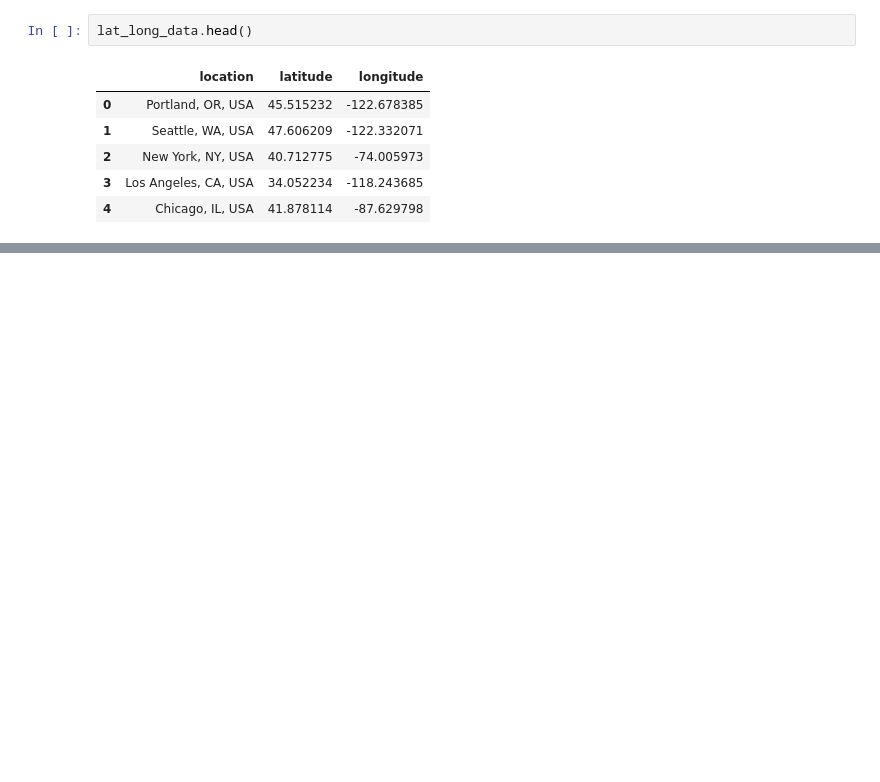
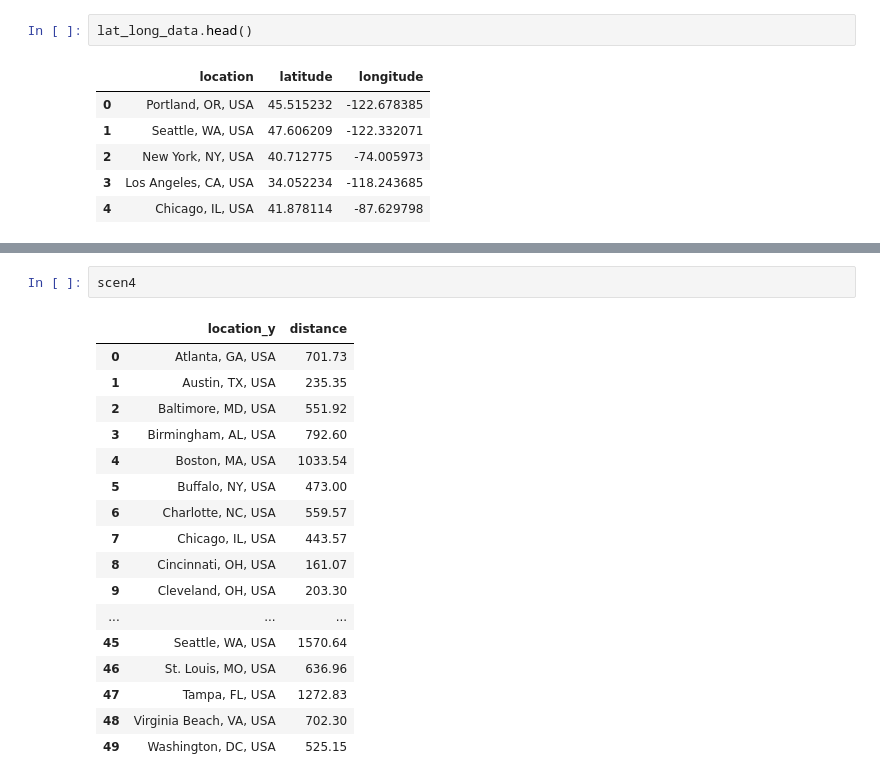
Before and after one commit to wpbSabi/sustainable_supply_chain_template, a Jupyter notebook: sustainable_supply_chain_template.ipynb, the cells around one changed output, grey strips where cells are left out. Cells and saved outputs as stored; diff of their text form; blank space fills up the shorter version.

```diff
--- a/sustainable_supply_chain_template.ipynb
+++ b/sustainable_supply_chain_template.ipynb
@@ -280,0 +309,20 @@ map_locations(scen4.merge(lat_long_data,
+# %%
+scen4
+# %% [output]
+|  | location_y | distance |
+| 0 | Atlanta, GA, USA | 701.73 |
+| 1 | Austin, TX, USA | 235.35 |
+| 2 | Baltimore, MD, USA | 551.92 |
+| 3 | Birmingham, AL, USA | 792.60 |
+| 4 | Boston, MA, USA | 1033.54 |
+| 5 | Buffalo, NY, USA | 473.00 |
+| 6 | Charlotte, NC, USA | 559.57 |
+| 7 | Chicago, IL, USA | 443.57 |
+| 8 | Cincinnati, OH, USA | 161.07 |
+| 9 | Cleveland, OH, USA | 203.30 |
+| ... | ... | ... |
+| 45 | Seattle, WA, USA | 1570.64 |
+| 46 | St. Louis, MO, USA | 636.96 |
+| 47 | Tampa, FL, USA | 1272.83 |
+| 48 | Virginia Beach, VA, USA | 702.30 |
+| 49 | Washington, DC, USA | 525.15 |
```
Also changed, not shown: parts of 7 cells of this notebook.
